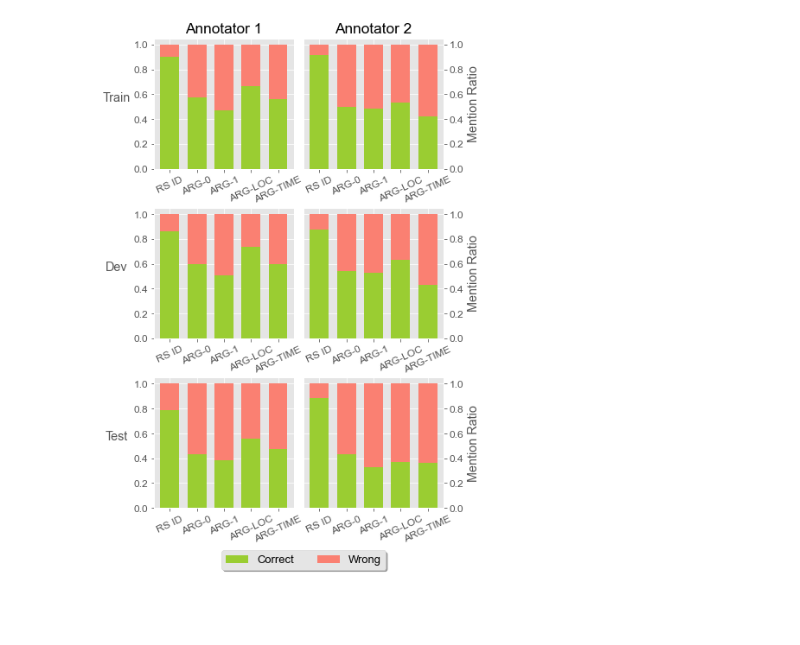
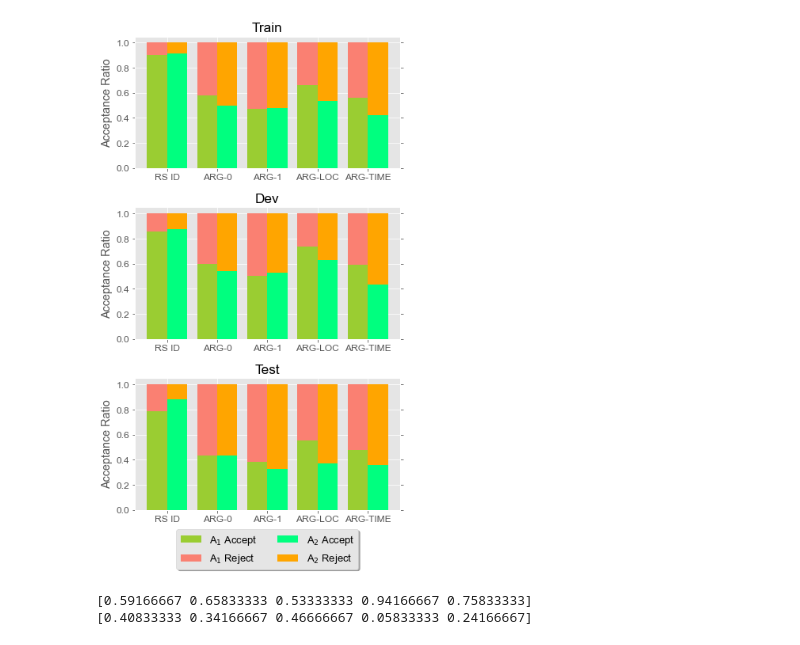
Before and after one commit to ahmeshaf/gpt_coref, a Jupyter notebook: project/annotations/ecb/Simulation.ipynb, the cells around one changed output. Cells and saved outputs as stored; diff of their text form; code cells hidden in the pictures; blank space fills up the shorter version.

```diff
--- a/project/annotations/ecb/Simulation.ipynb
+++ b/project/annotations/ecb/Simulation.ipynb
@@ -50,59 +50,77 @@ plt.rcParams["font.family"] = "Arial"
 # Choose color palettes for each set of values
 colors1 = ['yellowgreen']
 colors2 = ['salmon']
+colors3 = ['springgreen']
+colors4 = ['orange']
 
 # Create a bar chart with two sets of values
-bar_width = 0.7  # Width of each bar
+bar_width = 0.4  # Width of each bar
 index = np.arange(len(categories))  # X-axis positions for the bars
 # %%
 ##### plt.figure(figsize=(20, 4))  # Set the figure size
 plt.rcParams.update({'font.size': 12})
-fig, (axes) = plt.subplots(3, 2, figsize=(6,10))
+fig, (axes) = plt.subplots(3, 1, figsize=(6,11))
 
-axes = [axes[i, j] for i in range(3) for j in range(2)]
+axes = axes
 
 for i, (correct, incorrects) in enumerate(all_anns):
-    axes[i].bar(index, correct, bar_width, color=colors1, label='Correct')
-    axes[i].bar(index, incorrects, bar_width, color=colors2, label='Wrong', bottom=correct)
+    curr_ax = i // 2
+    curr_ind = -0.2
+    c1 = colors1
+    c2 = colors2
+    l1 = "A$_{1}$ Accept"
+    l2 = "A$_{1}$ Reject"
+    if i % 2 == 1:
+        c1 = colors3
+        c2 = colors4
+        curr_ind = 0.2
+        l1 = "A$_{2}$ Accept"
+        l2 = "A$_{2}$ Reject"
+    axes[curr_ax].bar(index + curr_ind, correct, bar_width, color=c1, label=l1)
+    axes[curr_ax].bar(index + curr_ind, incorrects, bar_width, color=c2, label=l2, bottom=correct)
 
     # Add labels and title
 #     axes[i].set_xlabel('Arguments')
-    axes[i].set_ylabel('Mention Ratio')
+    axes[curr_ax].set_ylabel('Acceptance Ratio')
 #     axes[i].set_title(f'A{i+1}')
-    axes[i].set_xticks(index, categories, rotation=25)
+    axes[curr_ax].set_xticks(index, categories, rotation=0)
 # Add a legend
 
 # axes[0].set_ylabel("")
-axes[1].yaxis.tick_right()
-axes[3].yaxis.tick_right()
-axes[5].yaxis.tick_right()
+# axes[1].yaxis.tick_right()
+# axes[3].yaxis.tick_right()
+# axes[5].yaxis.tick_right()
 # yticks = axes[0].get_yticks()
 # axes[1].sharey(axes[1])
 # axes[1].set_yticks(yticks)
 # axes[0].set_yticklabels([])
-axes[0].set_ylabel("Train", rotation=0, labelpad=20)
-axes[2].set_ylabel("Dev", rotation=0, labelpad=20)
-axes[4].set_ylabel("Test", rotation=0, labelpad=20)
+# axes[0].set_ylabel("Train", rotation=0, labelpad=20)
+# axes[1].set_ylabel("Dev", rotation=0, labelpad=20)
+# axes[2].set_ylabel("Test", rotation=0, labelpad=20)
 
-axes[1].yaxis.set_label_position("right")
-axes[3].yaxis.set_label_position("right")
-axes[5].yaxis.set_label_position("right")
+# axes[0].yaxis.set_label_position("right")
+# axes[1].yaxis.set_label_position("right")
+# axes[2].yaxis.set_label_position("right")
+axes[0].yaxis.set_ticks_position('both')
+axes[1].yaxis.set_ticks_position('both')
+axes[2].yaxis.set_ticks_position('both')
 
-axes[0].set_title("Annotator 1")
-axes[1].set_title("Annotator 2")
+axes[0].set_title("Train")
+axes[1].set_title("Dev")
+axes[2].set_title("Test")
 
-lgd = axes[-1].legend(loc='center', bbox_to_anchor=(0, -0.4),
+lgd = axes[-1].legend(loc='center', bbox_to_anchor=(0.5, -0.3),
           fancybox=True, shadow=True, ncol=2, fontsize=13)
 
-plt.subplots_adjust(wspace=0.07, hspace=0.3)
+plt.subplots_adjust(hspace=0.3)
 # Customize the style (optional)
 plt.style.use('ggplot')
 
 # Adjust the X-axis labels
 # plt.xticks(index, categories, rotation=15)
 
 # Show the plot
 # plt.show()
 plt.savefig("dev_args_ratio.pdf", bbox_extra_artists=(lgd,), bbox_inches='tight')
 # %% [output]
-[figure, old version]
+[figure, new version]
@@ -108,0 +160,6 @@ plt.savefig("dev_args_ratio.pdf", bbox_extra_artists=(lgd,), bbox_inches='tight'
+# %%
+print(arg_cors)
+print(arg_incors)
+# %% [output]
+[0.59166667 0.65833333 0.53333333 0.94166667 0.75833333]
+[0.40833333 0.34166667 0.46666667 0.05833333 0.24166667]
```
Also changed, not shown: parts of 12 cells of this notebook, 5 other files.
